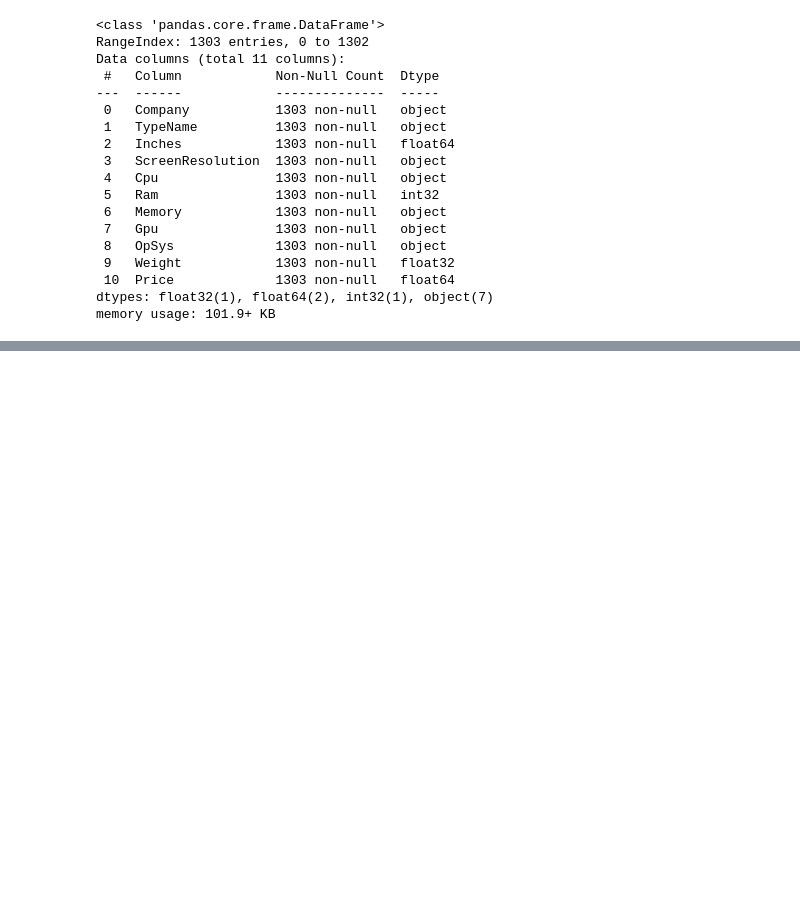
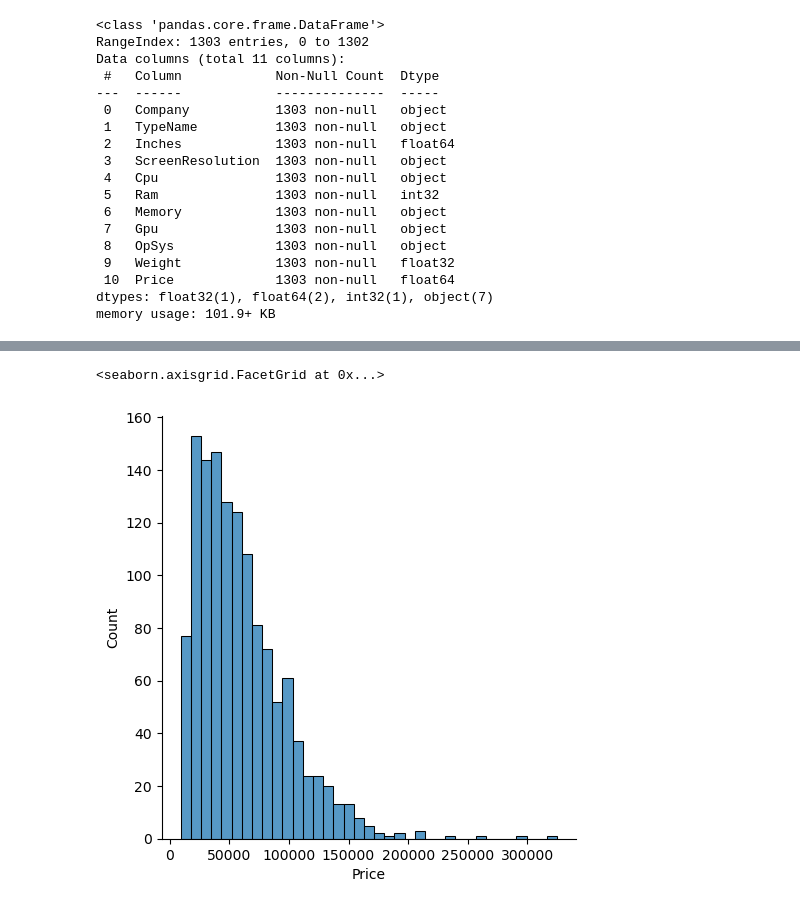
Before and after one commit to vanix056/Laptop_Price_predictor, a Jupyter notebook: Laptop_price_predictor.ipynb, the cells around one changed output, grey strips where cells are left out. Drawn from its saved outputs; the diff is of its cells as text; code cells hidden in the pictures; blank space fills up the shorter version.

```diff
--- a/Laptop_price_predictor.ipynb
+++ b/Laptop_price_predictor.ipynb
@@ -97,0 +102,5 @@ memory usage: 101.9+ KB
+# %%
+sb.displot(read_csv['Price'])
+# %% [output]
+<seaborn.axisgrid.FacetGrid at 0x...>
+[figure, added]
```
Also changed, not shown: parts of 3 cells of this notebook.
